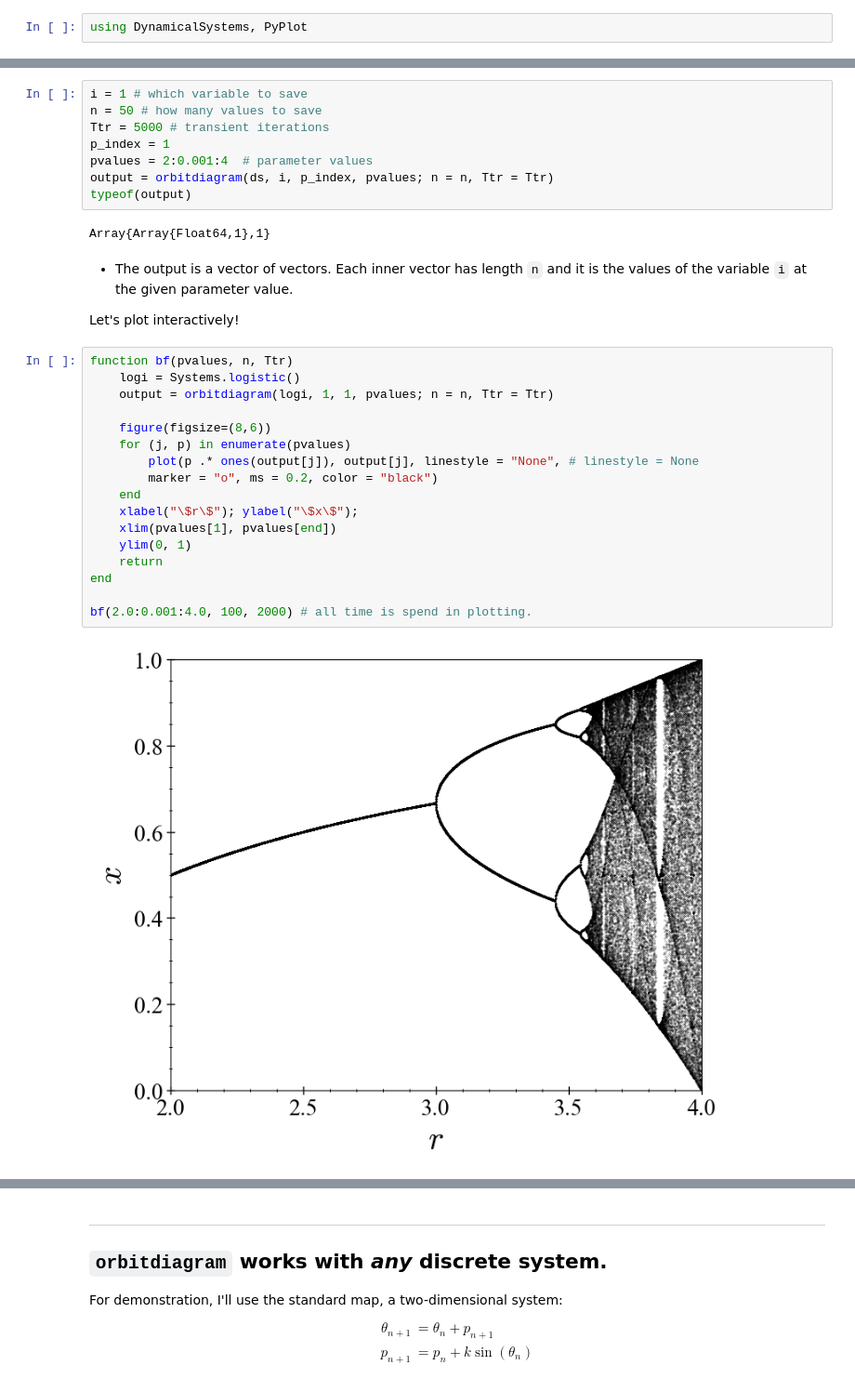
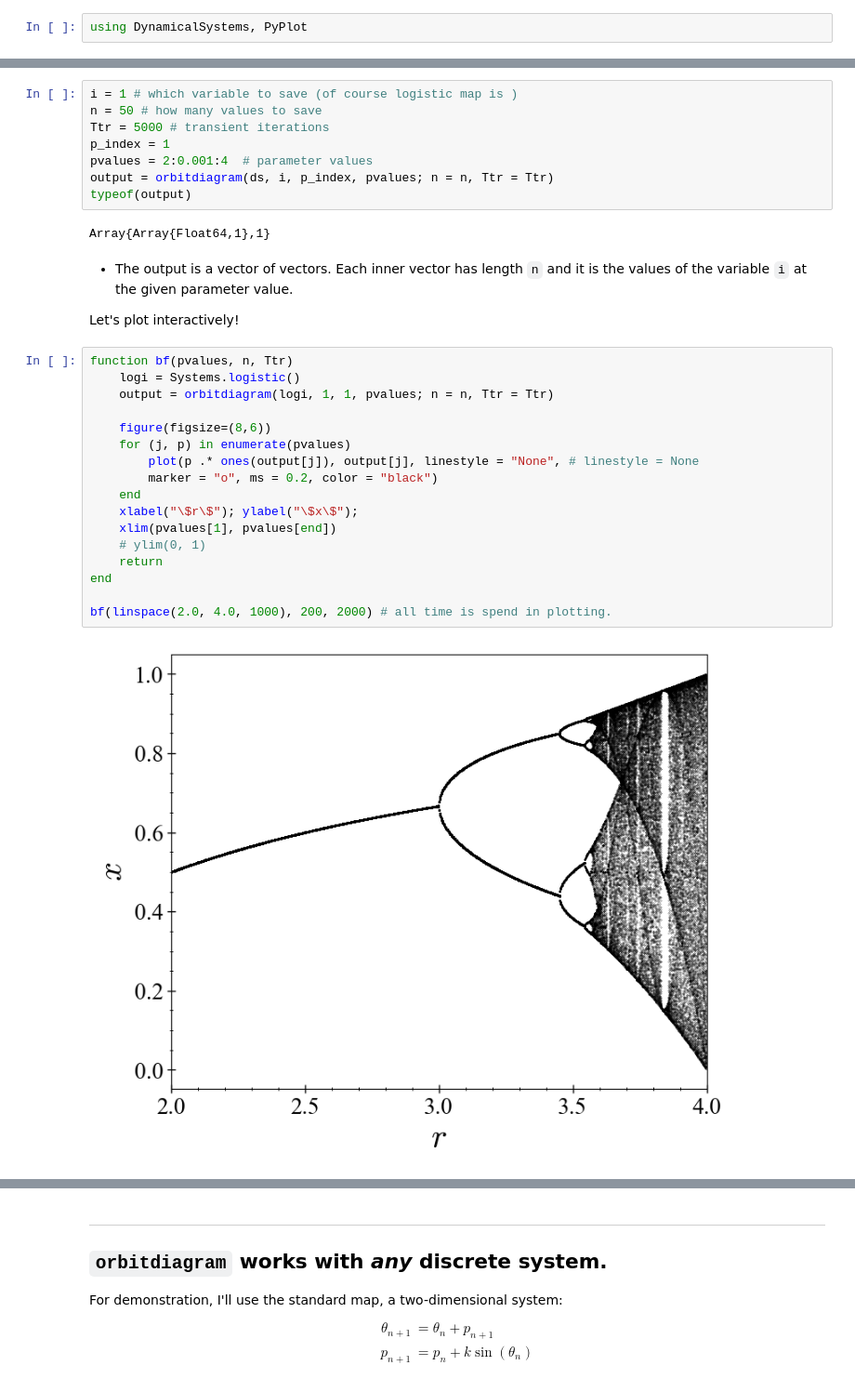
Before and after one commit to xorJane/tutorials, a Jupyter notebook: 3. Orbit diagrams, Surfaces of Section.ipynb, the cells around one changed output, grey strips where cells are left out. Shown at 93% size. Cells and saved outputs as stored; diff of their text form.

```diff
--- a/3. Orbit diagrams, Surfaces of Section.ipynb
+++ b/3. Orbit diagrams, Surfaces of Section.ipynb
@@ -40,7 +45,7 @@ orbitdiagram(discrete_system, i, p_index, pvalues; n, Ttr, ...)
 * `pvalues` the values of the parameter that will change.
 * Keywords `Ttr` and `n` denote for how much transient time to evolve the system and then how many states to save.
 # %%
-i = 1 # which variable to save
+i = 1 # which variable to save (of course logistic map is )
 n = 50 # how many values to save
 Ttr = 5000 # transient iterations
 p_index = 1
@@ -56,22 +61,22 @@ Let's plot interactively!
 # %%
 function bf(pvalues, n, Ttr)
     logi = Systems.logistic()
     output = orbitdiagram(logi, 1, 1, pvalues; n = n, Ttr = Ttr)
 
     figure(figsize=(8,6))
     for (j, p) in enumerate(pvalues)
         plot(p .* ones(output[j]), output[j], linestyle = "None", # linestyle = None
         marker = "o", ms = 0.2, color = "black")
     end
     xlabel("\$r\$"); ylabel("\$x\$");
     xlim(pvalues[1], pvalues[end])
-    ylim(0, 1)
+    # ylim(0, 1)
     return
 end
 
-bf(2.0:0.001:4.0, 100, 2000) # all time is spend in plotting.
+bf(linspace(2.0, 4.0, 1000), 200, 2000) # all time is spend in plotting.
 # %% [output]
-[figure, old version]
+[figure, new version]
 # %%
 # How much time does it take?
 using BenchmarkTools
```
Also changed, not shown: parts of 20 cells of this notebook, 11 other files.
